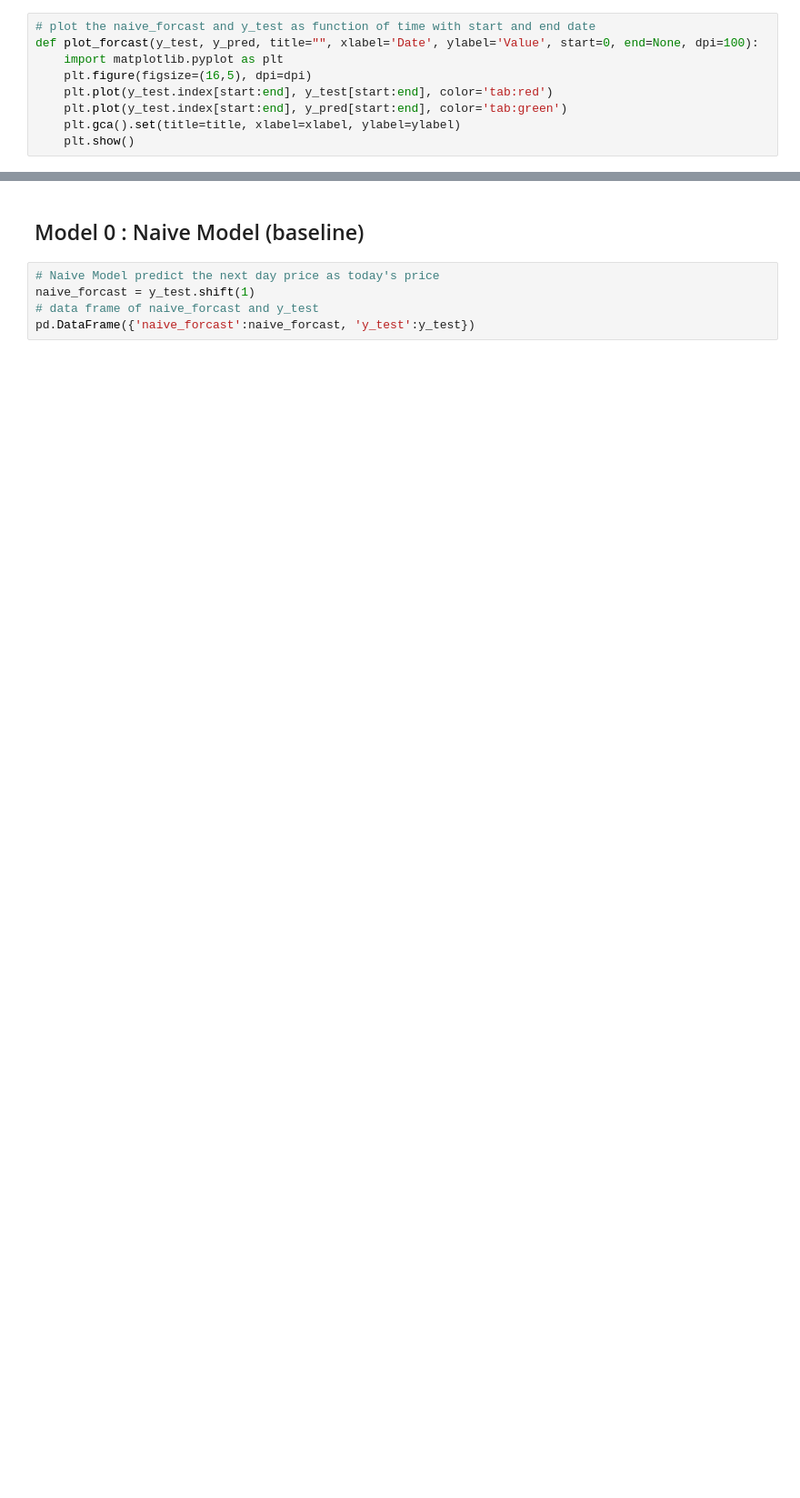
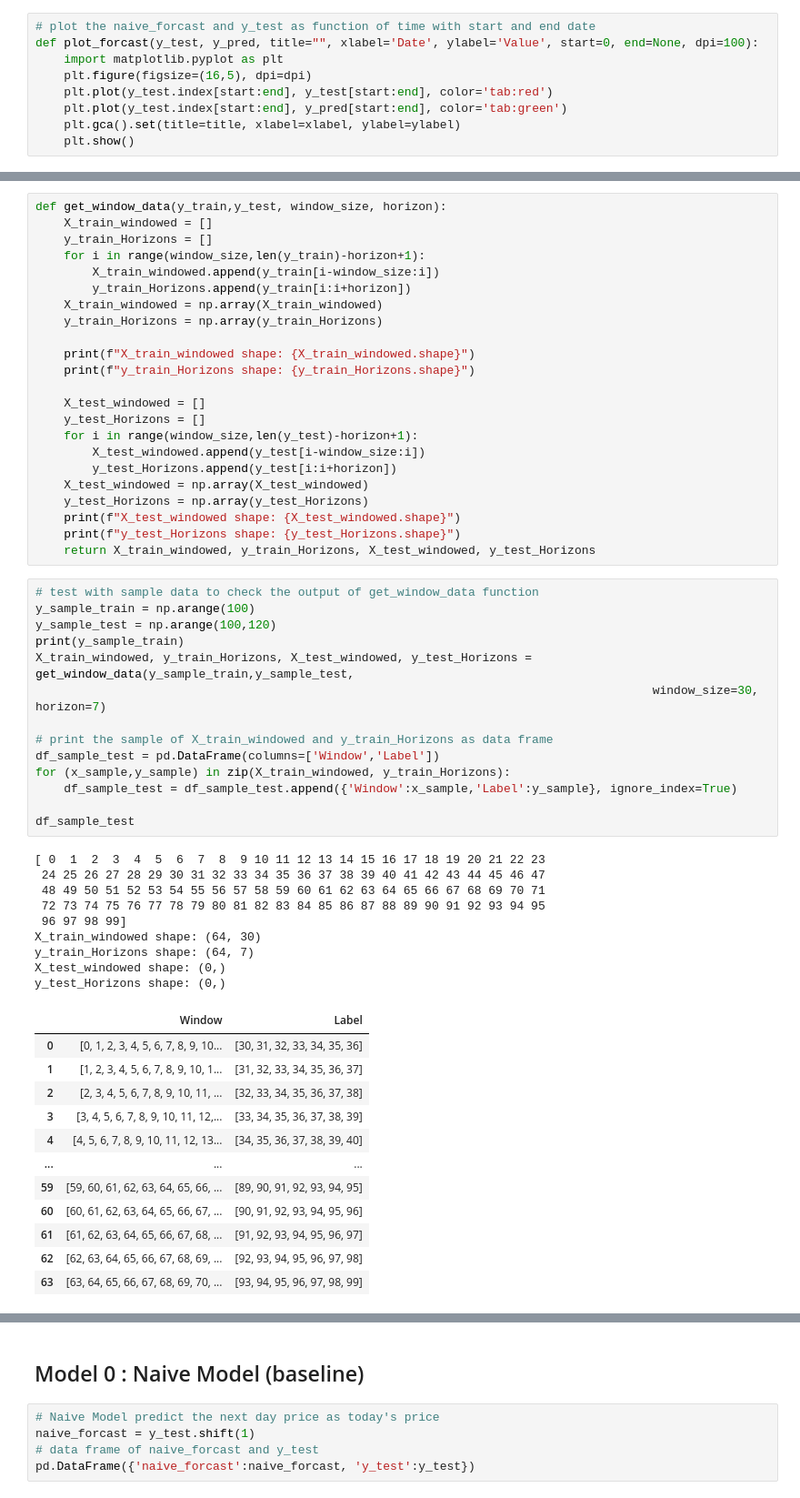
Before and after one commit to anilkumarKanasani/tensorflow-deep-learning, a Jupyter notebook: Notebooks/09_Time_series_predictions.ipynb, the cells around one changed output, grey strips where cells are left out. Shown at 91% size. Cells and saved outputs as stored; diff of their text form; blank space fills up the shorter version.

```diff
--- a/Notebooks/09_Time_series_predictions.ipynb
+++ b/Notebooks/09_Time_series_predictions.ipynb
@@ -240,0 +245,59 @@ def plot_forcast(y_test, y_pred, title="", xlabel='Date', ylabel='Value', start=
+# %%
+def get_window_data(y_train,y_test, window_size, horizon):
+    X_train_windowed = []
+    y_train_Horizons = []
+    for i in range(window_size,len(y_train)-horizon+1):
+        X_train_windowed.append(y_train[i-window_size:i])
+        y_train_Horizons.append(y_train[i:i+horizon])
+    X_train_windowed = np.array(X_train_windowed)
+    y_train_Horizons = np.array(y_train_Horizons)
+
+    print(f"X_train_windowed shape: {X_train_windowed.shape}")
+    print(f"y_train_Horizons shape: {y_train_Horizons.shape}")
+
+    X_test_windowed = []
+    y_test_Horizons = []
+    for i in range(window_size,len(y_test)-horizon+1):
+        X_test_windowed.append(y_test[i-window_size:i])
+        y_test_Horizons.append(y_test[i:i+horizon])
+    X_test_windowed = np.array(X_test_windowed)
+    y_test_Horizons = np.array(y_test_Horizons)
+    print(f"X_test_windowed shape: {X_test_windowed.shape}")
+    print(f"y_test_Horizons shape: {y_test_Horizons.shape}")
+    return X_train_windowed, y_train_Horizons, X_test_windowed, y_test_Horizons
+# %%
+# test with sample data to check the output of get_window_data function
+y_sample_train = np.arange(100)
+y_sample_test = np.arange(100,120)
+print(y_sample_train)
+X_train_windowed, y_train_Horizons, X_test_windowed, y_test_Horizons = get_window_data(y_sample_train,y_sample_test,
+                                                                                       window_size=30, horizon=7)
+
+# print the sample of X_train_windowed and y_train_Horizons as data frame
+df_sample_test = pd.DataFrame(columns=['Window','Label'])
+for (x_sample,y_sample) in zip(X_train_windowed, y_train_Horizons):
+    df_sample_test = df_sample_test.append({'Window':x_sample,'Label':y_sample}, ignore_index=True)
+
+df_sample_test
+# %% [output]
+[ 0  1  2  3  4  5  6  7  8  9 10 11 12 13 14 15 16 17 18 19 20 21 22 23
+ 24 25 26 27 28 29 30 31 32 33 34 35 36 37 38 39 40 41 42 43 44 45 46 47
+ 48 49 50 51 52 53 54 55 56 57 58 59 60 61 62 63 64 65 66 67 68 69 70 71
+ 72 73 74 75 76 77 78 79 80 81 82 83 84 85 86 87 88 89 90 91 92 93 94 95
+ 96 97 98 99]
+X_train_windowed shape: (64, 30)
+y_train_Horizons shape: (64, 7)
+X_test_windowed shape: (0,)
+y_test_Horizons shape: (0,)
+|  | Window | Label |
+| 0 | [0, 1, 2, 3, 4, 5, 6, 7, 8, 9, 10... | [30, 31, 32, 33, 34, 35, 36] |
+| 1 | [1, 2, 3, 4, 5, 6, 7, 8, 9, 10, 1... | [31, 32, 33, 34, 35, 36, 37] |
+| 2 | [2, 3, 4, 5, 6, 7, 8, 9, 10, 11, ... | [32, 33, 34, 35, 36, 37, 38] |
+| 3 | [3, 4, 5, 6, 7, 8, 9, 10, 11, 12,... | [33, 34, 35, 36, 37, 38, 39] |
+| 4 | [4, 5, 6, 7, 8, 9, 10, 11, 12, 13... | [34, 35, 36, 37, 38, 39, 40] |
+| ... | ... | ... |
+| 59 | [59, 60, 61, 62, 63, 64, 65, 66, ... | [89, 90, 91, 92, 93, 94, 95] |
+| 60 | [60, 61, 62, 63, 64, 65, 66, 67, ... | [90, 91, 92, 93, 94, 95, 96] |
+| 61 | [61, 62, 63, 64, 65, 66, 67, 68, ... | [91, 92, 93, 94, 95, 96, 97] |
+| 62 | [62, 63, 64, 65, 66, 67, 68, 69, ... | [92, 93, 94, 95, 96, 97, 98] |
+| 63 | [63, 64, 65, 66, 67, 68, 69, 70, ... | [93, 94, 95, 96, 97, 98, 99] |
```
Also changed, not shown: parts of 32 cells of this notebook, 2 other files.
